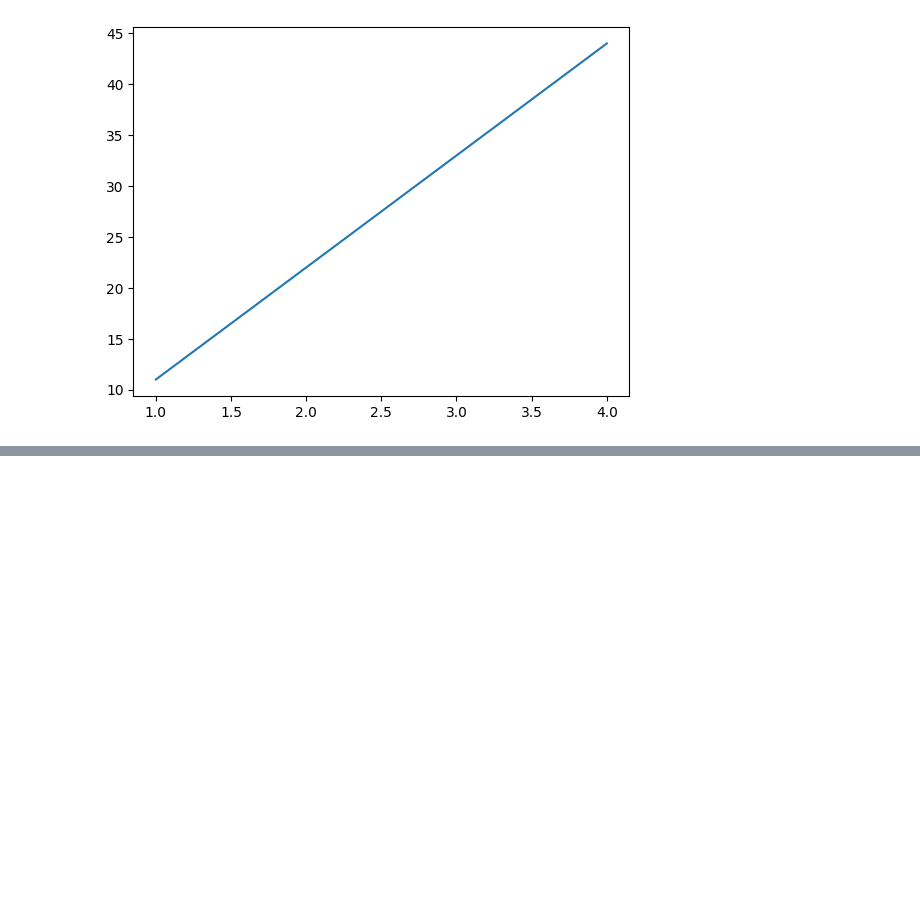
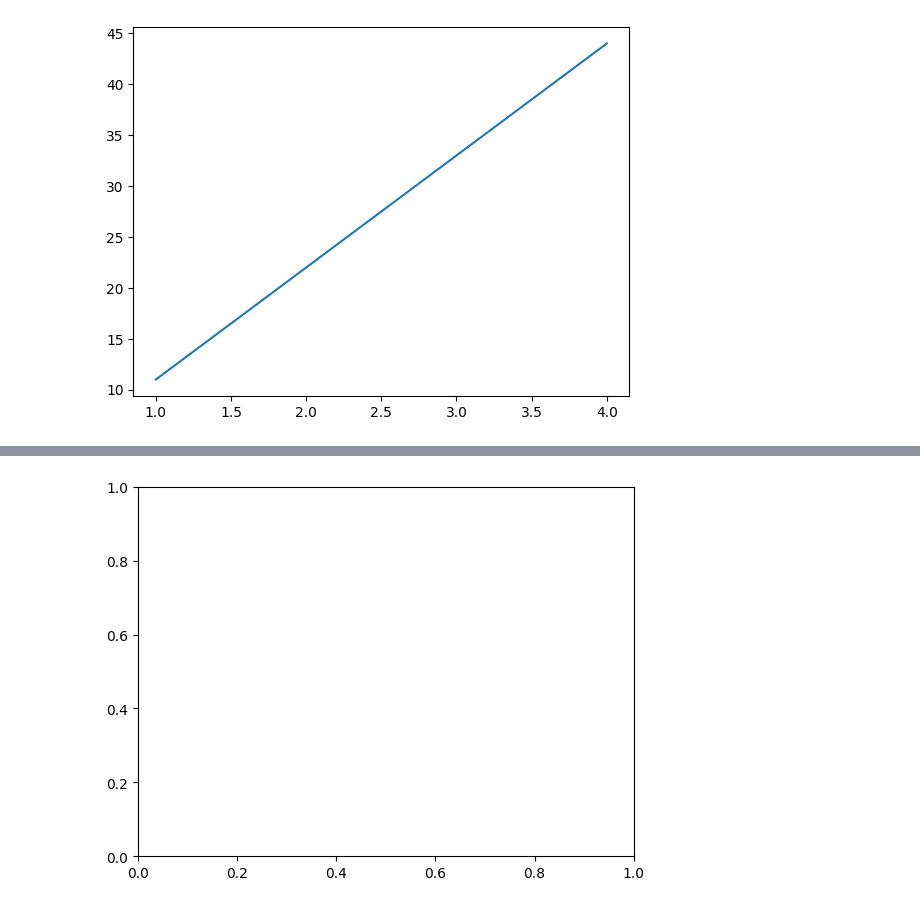
Before and after one commit to danhenriquex/Learning_Data_Science, a Jupyter notebook: matplotlib/Matplotlib.ipynb, the cells around one changed output, grey strips where cells are left out. Cells and saved outputs as stored; diff of their text form; code cells hidden in the pictures; blank space fills up the shorter version.

```diff
--- a/matplotlib/Matplotlib.ipynb
+++ b/matplotlib/Matplotlib.ipynb
@@ -25,0 +32,6 @@ plt.plot(x, y);
+# %%
+fig = plt.figure()
+ax = fig.add_subplot()
+plt.show()
+# %% [output]
+[figure, added]
```
Also changed, not shown: parts of 20 cells of this notebook, 2 other files.
